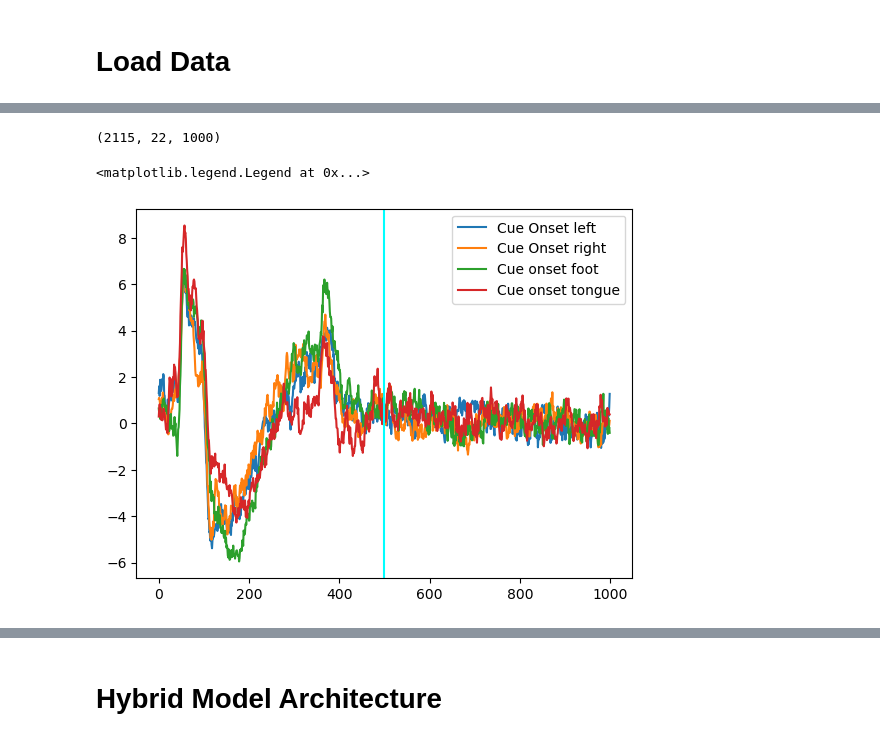
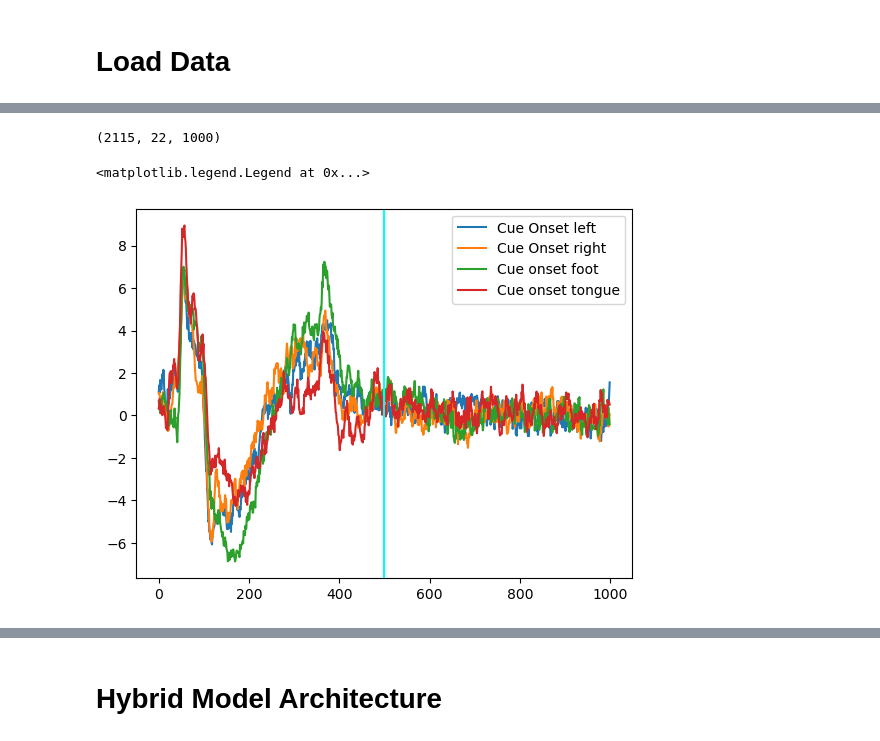
Before and after one commit to aaron68lee/Deep-Learning-EEG-BCI-Signal-Processing, a Jupyter notebook: EEG_Pure_LSTM.ipynb, the cells around one changed output, grey strips where cells are left out. Saved outputs shown, nothing was run; the diff lists cells and outputs as text; code cells hidden in the pictures.

```diff
--- a/EEG_Pure_LSTM.ipynb
+++ b/EEG_Pure_LSTM.ipynb
@@ -44,35 +44,36 @@ y_test -= 769
 
 ## Visualizing the data
 
-ch_data = X_train_valid[:,8,:]
+ch_data = X_train_valid[:,9,:]
+# ch_data = np.mean(X_train_valid, axis=1)
 
 
 class_0_ind = np.where(y_train_valid == 0)
 ch_data_class_0 = ch_data[class_0_ind]
 avg_ch_data_class_0 = np.mean(ch_data_class_0,axis=0)
 
 
 class_1_ind = np.where(y_train_valid == 1)
 ch_data_class_1 = ch_data[class_1_ind]
 avg_ch_data_class_1 = np.mean(ch_data_class_1,axis=0)
 
 class_2_ind = np.where(y_train_valid == 2)
 ch_data_class_2 = ch_data[class_2_ind]
 avg_ch_data_class_2 = np.mean(ch_data_class_2,axis=0)
 
 class_3_ind = np.where(y_train_valid == 3)
 ch_data_class_3 = ch_data[class_3_ind]
 avg_ch_data_class_3 = np.mean(ch_data_class_3,axis=0)
 
 
 plt.plot(np.arange(1000),avg_ch_data_class_0)
 plt.plot(np.arange(1000),avg_ch_data_class_1)
 plt.plot(np.arange(1000),avg_ch_data_class_2)
 plt.plot(np.arange(1000),avg_ch_data_class_3)
 plt.axvline(x=500, label='line at t=500',c='cyan')
 
 plt.legend(["Cue Onset left", "Cue Onset right", "Cue onset foot", "Cue onset tongue"])
 # %% [output]
 (2115, 22, 1000)
 <matplotlib.legend.Legend at 0x...>
-[figure, old version]
+[figure, new version]
```
Also changed, not shown: parts of 12 cells of this notebook.
